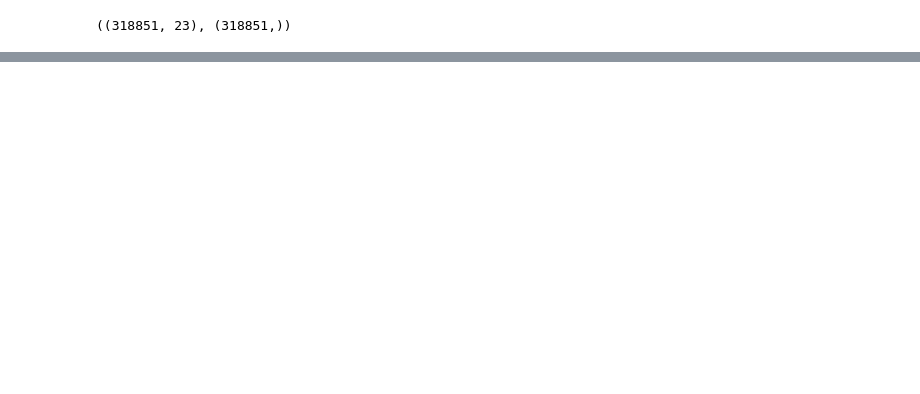
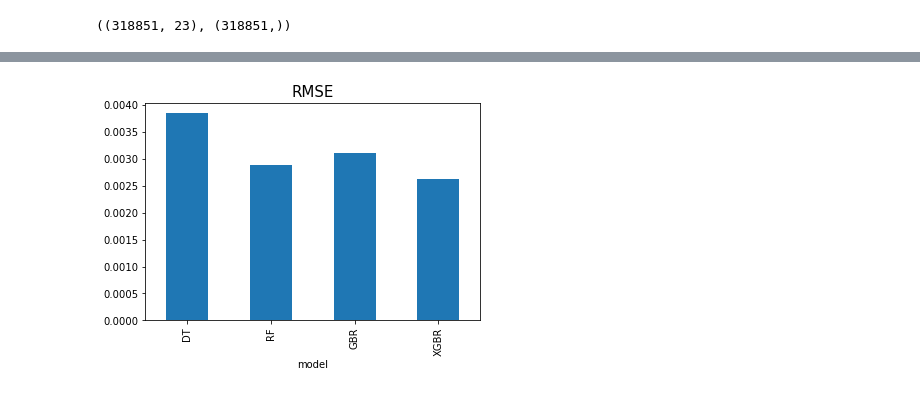
Before and after one commit to LonsonZheng/HousePricesPrediction, a Jupyter notebook: machine_learning.ipynb, the cells around one changed output, grey strips where cells are left out. Drawn from its saved outputs; the diff is of its cells as text; code cells hidden in the pictures; blank space fills up the shorter version.

```diff
--- a/machine_learning.ipynb
+++ b/machine_learning.ipynb
@@ -148,0 +163,6 @@ MSE:2319.864800937384MAE:25.381231712032807RMSE:48.16497483584295R2:0.9562642588
+# %%
+ax = effect['RMSE'].plot(kind="bar")
+ax.set_title('RMSE', fontsize=15)
+plt.show()
+# %% [output]
+[figure, added]
```
Also changed, not shown: parts of 6 cells of this notebook.
